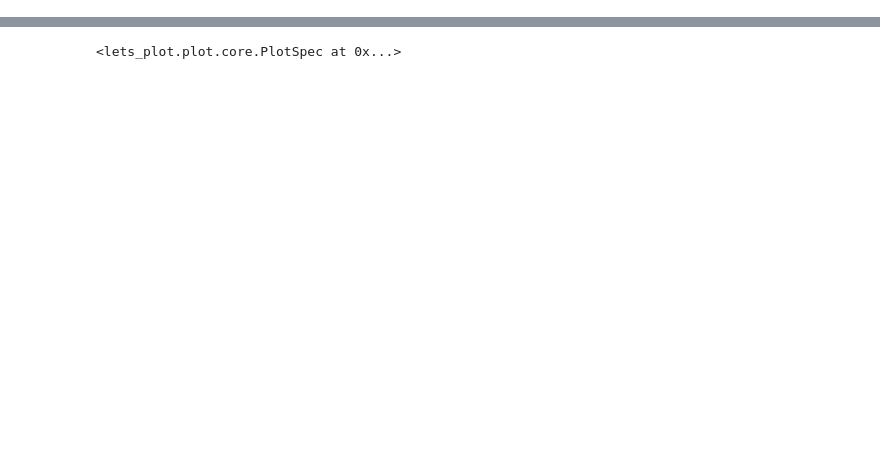
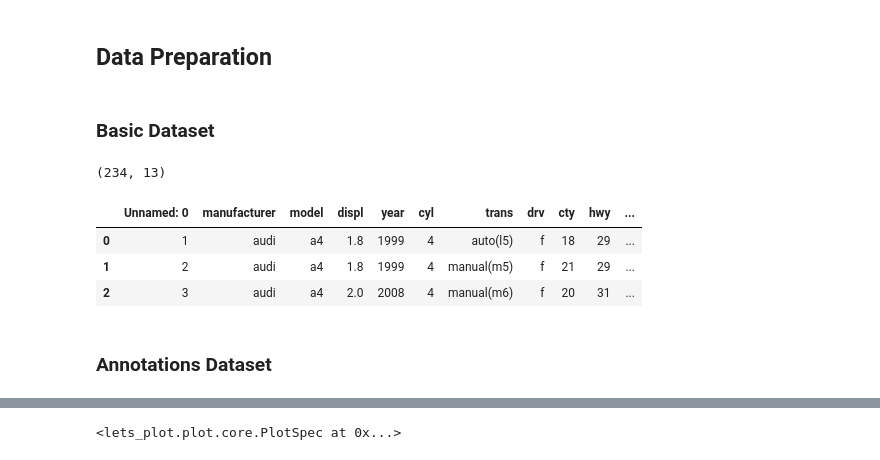
Before and after one commit to ASmirnov-HORIS/lets-plot-experiments, a Jupyter notebook: demo/signif/p-value_demo.ipynb, the cells around one changed output, grey strips where cells are left out. Drawn from its saved outputs; the diff is of its cells as text; code cells hidden in the pictures; blank space fills up the shorter version.

```diff
--- a/demo/signif/p-value_demo.ipynb
+++ b/demo/signif/p-value_demo.ipynb
@@ -29,4 +23,27 @@ from lets_plot import *
 LetsPlot.setup_html()
 # %% [output]
 [interactive output not drawn]
+# %% [markdown]
+## Data Preparation
+# %% [markdown]
+### Basic Dataset
+# %%
+def get_data(url, *, cat_col):
+    df = pd.read_csv(url)
+    categories = df[cat_col].unique().tolist()
+    drv_cat = pd.Categorical(df[cat_col], categories=categories, ordered=True)
+    df = df.assign(drv_idx=drv_cat.codes)
+    return df
+
+mpg_df = get_data("https://raw.githubusercontent.com/JetBrains/lets-plot-docs/refs/heads/master/data/mpg.csv", cat_col="drv")
+print(mpg_df.shape)
+mpg_df.head(3)
+# %% [output]
+(234, 13)
+|  | Unnamed: 0 | manufacturer | model | displ | year | cyl | trans | drv | cty | hwy | ... |
+| 0 | 1 | audi | a4 | 1.8 | 1999 | 4 | auto(l5) | f | 18 | 29 | ... |
+| 1 | 2 | audi | a4 | 1.8 | 1999 | 4 | manual(m5) | f | 21 | 29 | ... |
+| 2 | 3 | audi | a4 | 2.0 | 2008 | 4 | manual(m6) | f | 20 | 31 | ... |
+# %% [markdown]
+### Annotations Dataset
 # %%
```
Also changed, not shown: parts of 16 cells of this notebook, 1 other file.
